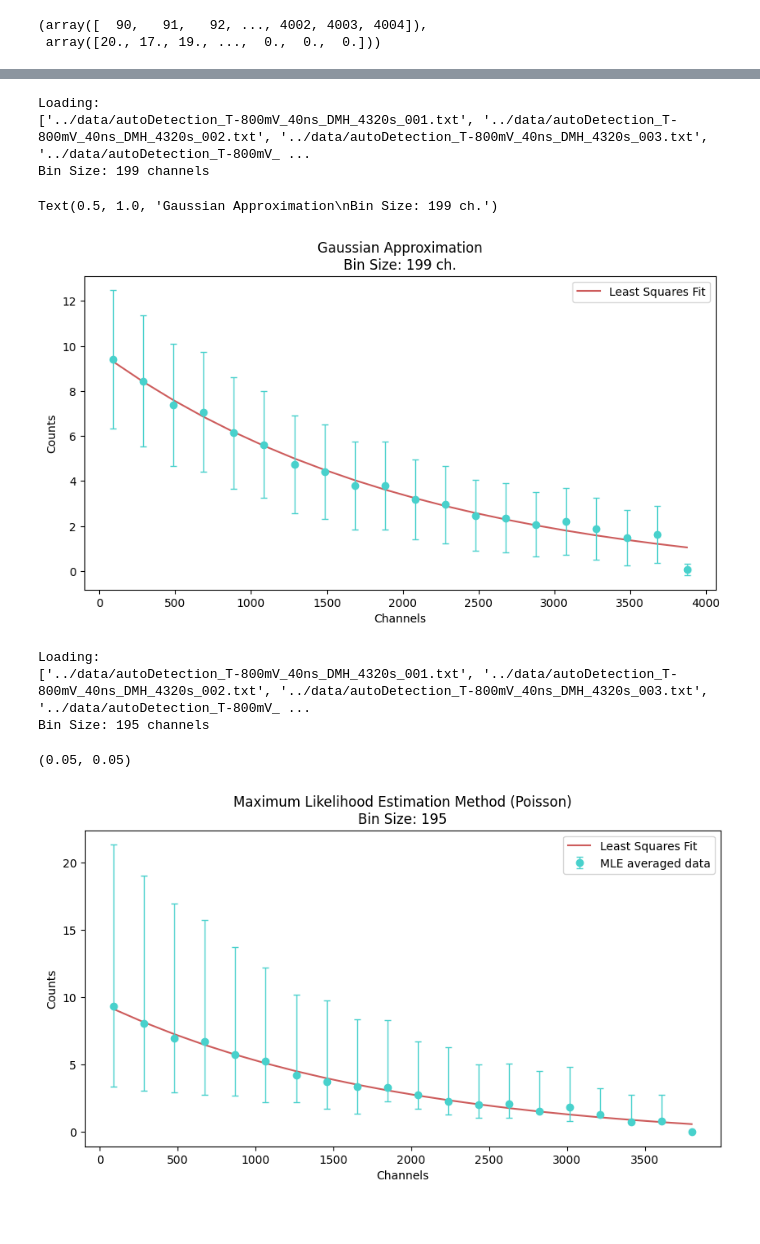
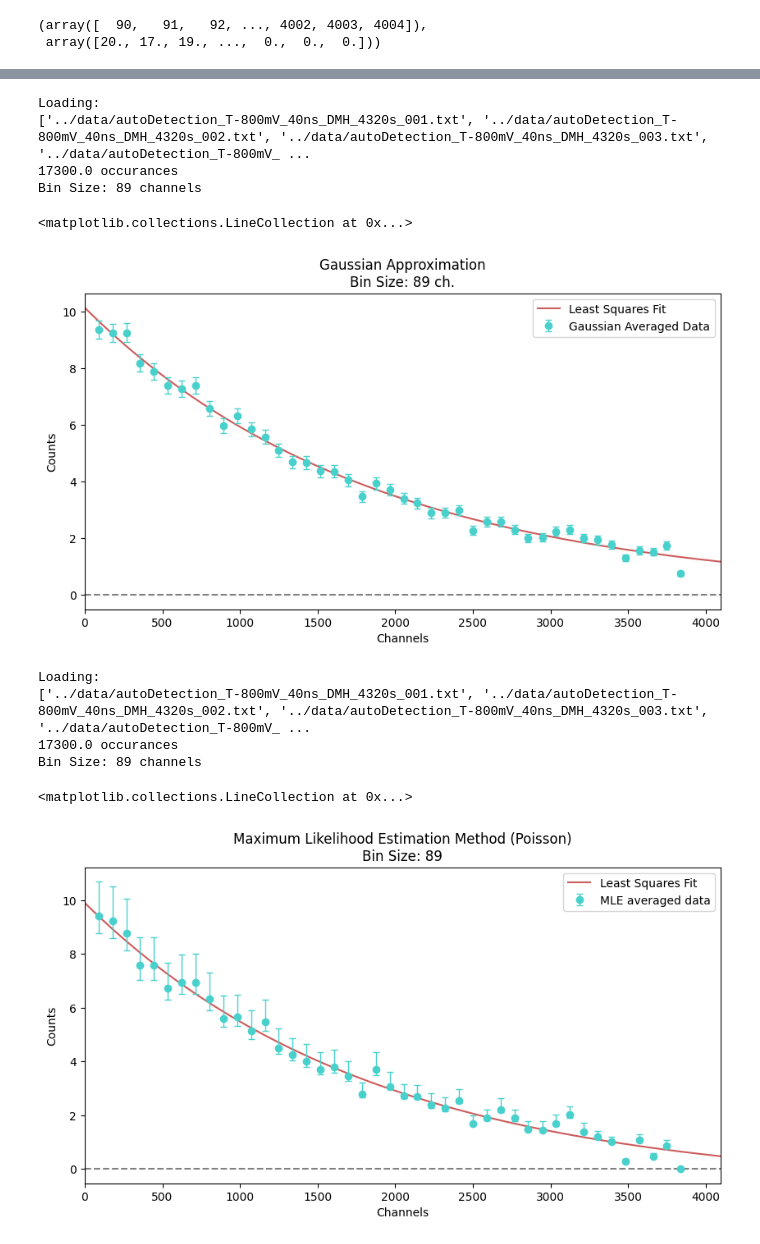
Before and after one commit to daraghhollman/UCD_4thYear_Labs, a Jupyter notebook: Muon Detector/python/extra_analysis.ipynb, the cells around one changed output, grey strips where cells are left out. Saved outputs shown, nothing was run; the diff lists cells and outputs as text; code cells hidden in the pictures; blank space fills up the shorter version.

Commit message:
Fixed uncertainties by scaling error by 1 / sqrt bin count

```diff
--- a/Muon Detector/python/extra_analysis.ipynb
+++ b/Muon Detector/python/extra_analysis.ipynb
@@ -97,7 +97,7 @@ def RebinData(data, binFraction, method="mean", verbose=False):
     averagedBinnedData = []
     binnedDataLowerUncertainty = []
     binnedDataUpperUncertainty = []
-    for row in tqdm(binnedData):
+    for row in tqdm(binnedData, disable= not verbose):
 
         avg = AverageDataInBin(row, method, verbose=verbose)
         averagedBinnedData.append(avg[0])
@@ -112,13 +112,15 @@ def AverageDataInBin(dataInBin, method="mean", verbose=False):
         averagedRow = sum(dataInBin) / len(dataInBin)
         uncertainty = np.std(dataInBin)
 
-        upperUncertainty = lowerUncertainty = uncertainty
+        upperUncertainty = lowerUncertainty = uncertainty / np.sqrt(len(dataInBin))
+
 
     elif method == "gaussian":
         averagedRow = np.mean(dataInBin)
-        uncertainty = np.sqrt(averagedRow)
+        variance = np.sqrt(averagedRow)
+        standardError = variance / np.sqrt(len(dataInBin))
 
-        upperUncertainty = lowerUncertainty = uncertainty
+        upperUncertainty = lowerUncertainty = standardError
 
     elif method == "MLE":
 
@@ -128,6 +130,7 @@ def AverageDataInBin(dataInBin, method="mean", verbose=False):
 
         averagedRow = model.x
         lowerUncertainty, upperUncertainty = poisson.interval(0.68, averagedRow) # 1 sigma uncertainty
+        lowerUncertainty, upperUncertainty = (lowerUncertainty / np.sqrt(len(dataInBin)), upperUncertainty / np.sqrt(len(dataInBin)))
 
         if verbose:
             print(averagedRow, uncertainty)
@@ -148,7 +151,7 @@ def MLE_negativeLogLikelihood(lamda, data):
 def FindFitParameters(data, FittingFunction, sigma):
 
     if sigma != None:
-        pars, cov = curve_fit(FittingFunction, data[0], data[1], [2, -0.001, 0.1, 0.1], sigma=sigma, absolute_sigma=False)
+        pars, cov = curve_fit(FittingFunction, data[0], data[1], [2, -0.001, 0.1, 0.1], sigma=sigma, absolute_sigma=True)
 
     else:
         pars, cov = curve_fit(FittingFunction, data[0], data[1], [2, -0.001, 0.1, 0.1])
@@ -167,7 +239,7 @@ def ExponentialCurve(x, a, b, c, d):
 
 data = LoadMultipleRuns("../data/", "autoDetection_T-800mV_40ns_DMH_", (90, 20))
 
-binFraction = 0.05
+binFraction = 0.0224
 binSize = int(binFraction * data[0][-1])
 print(f"Bin Size: {binSize} channels")
 
@@ -182,29 +254,33 @@ yErr = np.squeeze(yErr)
 # %% [output]
 Loading:
 ['../data/autoDetection_T-800mV_40ns_DMH_4320s_001.txt', '../data/autoDetection_T-800mV_40ns_DMH_4320s_002.txt', '../data/autoDetection_T-800mV_40ns_DMH_4320s_003.txt', '../data/autoDetection_T-800mV_ ...
-Bin Size: 199 channels
+17300.0 occurances
+Bin Size: 89 channels
 # %%
 pars, cov = FindFitParameters((x,y), ExponentialCurve, sigma=None)
 
 
 fig, ax = plt.subplots(1, 1, figsize=(10,5))
 
-ax.plot(rebinnedData[0], ExponentialCurve(rebinnedData[0], pars[0], pars[1], pars[2], pars[3]), color="indianred", label="Least Squares Fit")
+fitCurveX = np.linspace(0, 4096, 1000)
+ax.plot(fitCurveX, ExponentialCurve(fitCurveX, pars[0], pars[1], pars[2], pars[3]), color="indianred", label="Least Squares Fit")
 
-ax.errorbar(x, y, yerr=yErr, fmt="o", capsize=3, linewidth=1, color="mediumturquoise", label="")
+ax.errorbar(x, y, yerr=yErr, fmt="o", capsize=3, linewidth=1, color="mediumturquoise", label="Gaussian Averaged Data")
 ax.set_xlabel("Channels")
 ax.set_ylabel("Counts")
 ax.legend()
 ax.set_title(f"Gaussian Approximation\nBin Size: {binSize} ch.")
+ax.margins(x=0)
+ax.hlines([0], 0, 4096, color="grey", ls="dashed")
 # %% [output]
-Text(0.5, 1.0, 'Gaussian Approximation\nBin Size: 199 ch.')
+<matplotlib.collections.LineCollection at 0x...>
-[figure, old version]
+[figure, new version]
 # %%
 #data = LoadExperimentRun("./../data/muons_T-800mV_W-40ns_DMH_75600s.txt", 90)
 
-data = LoadMultipleRuns("../data/", "autoDetection_T-800mV_40ns_DMH_", (90, 100))
+data = LoadMultipleRuns("../data/", "autoDetection_T-800mV_40ns_DMH_", (90, 20))
 
-binFraction = 0.05
+binFraction = 0.0224
 binSize = int(binFraction * data[0][-1])
 print(f"Bin Size: {binSize} channels")
 
@@ -219,21 +295,24 @@ yErr = np.squeeze(yErr)
 # %% [output]
 Loading:
 ['../data/autoDetection_T-800mV_40ns_DMH_4320s_001.txt', '../data/autoDetection_T-800mV_40ns_DMH_4320s_002.txt', '../data/autoDetection_T-800mV_40ns_DMH_4320s_003.txt', '../data/autoDetection_T-800mV_ ...
-Bin Size: 195 channels
+17300.0 occurances
+Bin Size: 89 channels
 # %%
 pars, cov = FindFitParameters((x, y), ExponentialCurve, sigma=None)
 
 
 fig, ax = plt.subplots(1, 1, figsize=(10,5))
 
-ax.plot(rebinnedData[0], ExponentialCurve(rebinnedData[0], pars[0], pars[1], pars[2], pars[3]), color="indianred", label="Least Squares Fit")
+fitCurveX = np.linspace(0, 4096, 1000)
+ax.plot(fitCurveX, ExponentialCurve(fitCurveX, pars[0], pars[1], pars[2], pars[3]), color="indianred", label="Least Squares Fit")
 
 ax.errorbar(x, y, yerr=yErr, fmt="o", capsize=3, linewidth=1, color="mediumturquoise", label="MLE averaged data")
 ax.set_xlabel("Channels")
 ax.set_ylabel("Counts")
 ax.legend()
 ax.set_title(f"Maximum Likelihood Estimation Method (Poisson)\nBin Size: {binSize}")
-ax.margins()
+ax.margins(x=0)
+ax.hlines([0], 0, 4096, color="grey", ls="dashed")
 # %% [output]
-(0.05, 0.05)
+<matplotlib.collections.LineCollection at 0x...>
-[figure, old version]
+[figure, new version]
```
Also changed, not shown: parts of 2 cells of this notebook.
